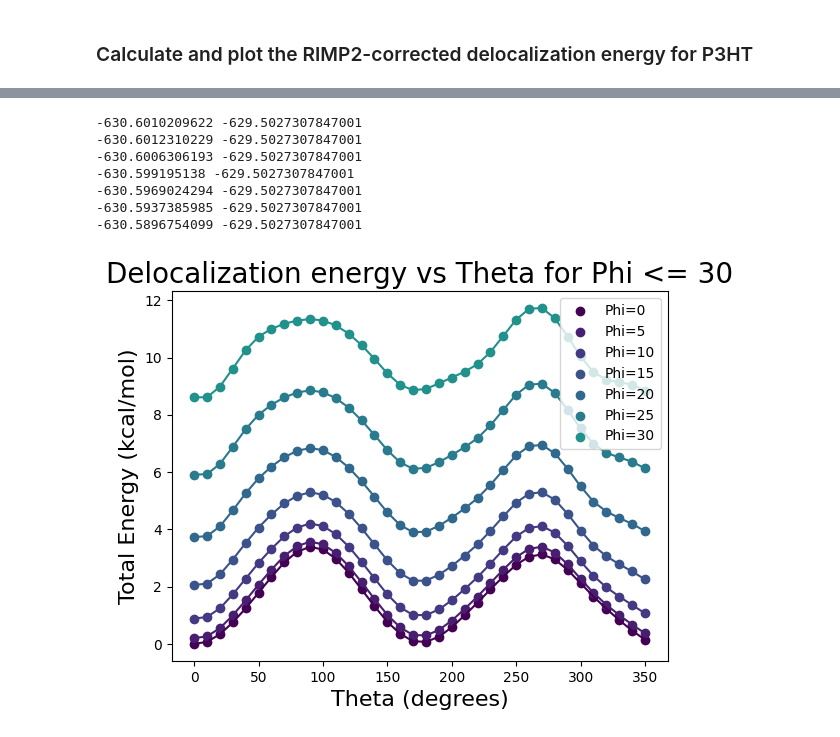
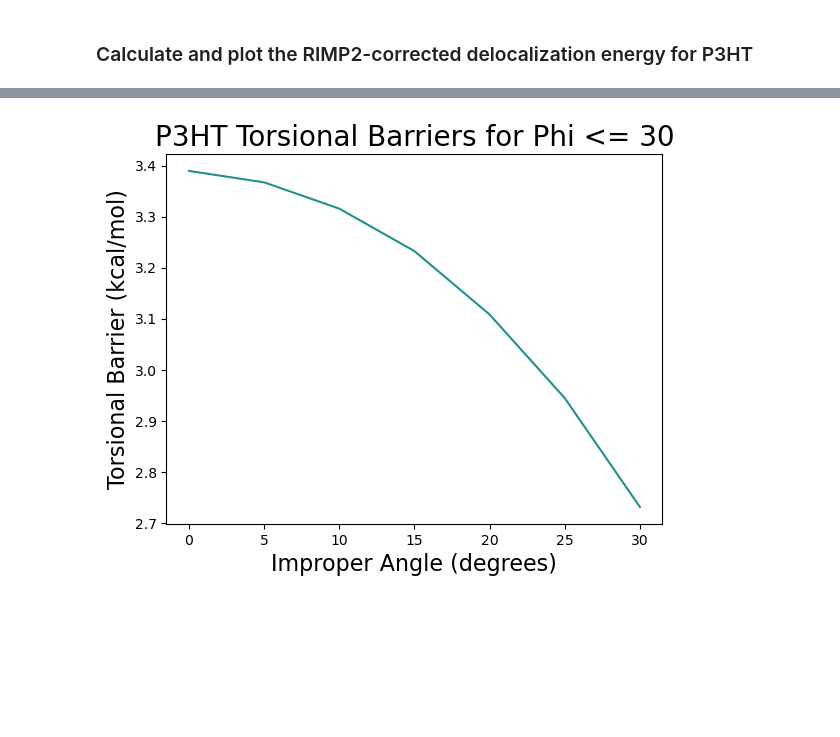
Before and after one commit to LRG-computational/impropers-data-analysis, a Jupyter notebook: p3ht/draft-p3ht-impropers-analysis.ipynb, the cells around one changed output, grey strips where cells are left out. Drawn from its saved outputs; the diff is of its cells as text; code cells hidden in the pictures; blank space fills up the shorter version.

Commit message:
corrected figure generation

```diff
--- a/p3ht/draft-p3ht-impropers-analysis.ipynb
+++ b/p3ht/draft-p3ht-impropers-analysis.ipynb
@@ -427,8 +453,8 @@ Corrected_Energy_Matrix = Raw_Energies - Nontorsional_Energy_Matrix
 # %% [markdown]
 ### Calculate and plot the RIMP2-corrected delocalization energy for P3HT
 # %%
-energy_df = calc_deloc_energies(energy_total, energy_hyd, energy_meth) # Total energy
-rimp2_df = calc_deloc_energies(rimp2_total, rimp2_hyd, rimp2_meth)     # Total energy including RIMP2 corrections
+energy_df = calc_deloc_energies(energy_total, energy_hyd, energy_meth, energy_conj) # Total energy
+rimp2_df = calc_deloc_energies(rimp2_total, rimp2_hyd, rimp2_meth,rimp2_conj)     # Total energy including RIMP2 corrections
 sorted_deloc = rimp2_df.sort_values(['Theta', 'Phi'])
 sorted_deloc.head()
 # %% [output]
@@ -447,16 +473,20 @@ phis.sort()
 
 cmap = viridis
 norm = Normalize(vmin=np.min(phis), vmax=np.max(phis))
+# %%
+title = {'fontsize':20}
+axes = {'fontsize':16}
 # %%
+min_e = np.min(sorted_deloc['E_deloc'])
 for phi in phis:
     if phi <= 30:
         subset = sorted_deloc[sorted_deloc['Phi'] == phi]
-        e_conjugation = subset[subset['Theta'] == 0]['E_meth'].iloc[0]
-        min_energy = np.min(sorted_deloc['E_deloc'])
-        print(e_conjugation, min_energy)
-        normed_energy = 627.509 * (subset['E_deloc'] - e_conjugation)  # Normalize energy
-        normed_energy = normed_energy - 689  # Normalize energy
-        energy = 627.509 * subset['E_deloc']
+        # e_conjugation = subset[subset['Theta'] == 0]['E_meth'].iloc[0]
+        # min_energy = np.min(sorted_deloc['E_deloc'])
+        # print(e_conjugation, min_energy)
+        normed_energy = 627.509 * (subset['E_deloc'])  # Normalize energy
+        normed_energy = normed_energy - min_e  # Normalize energy
+        # energy = 627.509 * subset['E_deloc']
 
         # Map phi value to a color
         color = cmap(norm(phi))
@@ -482,32 +505,25 @@ plt.show()
 # %%
-for phi in phis:
-    if phi <= 30:
-        subset = sorted_deloc[sorted_deloc['Phi'] == phi]
-        e_conjugation = subset[subset['Theta'] == 0]['E_meth'].iloc[0]
-        min_energy = np.min(sorted_deloc['E_deloc'])
-        print(e_conjugation, min_energy)
-        normed_energy = 627.509 * (subset['E_deloc'] - min_energy)  # Normalize energy
-        # normed_energy = normed_energy - 689  # Normalize energy
-        energy = 627.509 * subset['E_deloc']
+def show_energy_barriers():
+    barriers =[]
+    phis_used=[]
+    for phi in phis:
+        if phi <= 30:
+            subset = sorted_deloc[sorted_deloc['Phi'] == phi]
+            # e_conjugation = subset[subset['Theta'] == 0]['E_meth'].iloc[0]
+            # normed_energy = 627.509 * (subset['E_deloc'] - e_conjugation)  # Normalize energy
+            # normed_energy = normed_energy - 689  # Normalize energy
+            # max = np.max(normed_energy)
+            max = subset['E_deloc'][subset['Theta'] == 90].values[0]
+            # min = np.min(normed_energy)
+            min =subset['E_deloc'][subset['Theta'] == 0].values[0]
+            phis_used.append(phi)
+            barriers.append((max-min)*627.509)
+    plt.plot(phis_used, barriers, color=color)
+    plt.xlabel('Improper Angle (degrees)', fontdict=axes)
+    plt.ylabel('Torsional Barrier (kcal/mol)', fontdict=axes)
+    plt.title(f'P3HT Torsional Barriers for Phi <= 30', fontdict=title)
+    plt.show()
 
-        # Map phi value to a color
-        color = cmap(norm(phi))
-
-        # Plot the normalized energy vs theta
-        plt.plot(subset['Theta'], normed_energy, color=color)  # Replace 'E_total' with the actual column name for total energy
-        plt.scatter(subset['Theta'], normed_energy, color=color, label=f"Phi={phi}")  # Replace 'E_total' with the actual column name for total energyy
-plt.xlabel('Theta (degrees)', fontdict=axes)
-plt.ylabel('Total Energy (kcal/mol)', fontdict=axes)
-# plt.ylim(0,5)
-plt.title(f'Delocalization energy vs Theta for Phi <= 30', fontdict=title)
-plt.legend()
-plt.show()
+show_energy_barriers()
 # %% [output]
--630.6010209622 -629.5027307847001
--630.6012310229 -629.5027307847001
--630.6006306193 -629.5027307847001
--630.599195138 -629.5027307847001
--630.5969024294 -629.5027307847001
--630.5937385985 -629.5027307847001
--630.5896754099 -629.5027307847001
-[figure, old version]
+[figure, new version]
```
Also changed, not shown: parts of 23 cells of this notebook.
